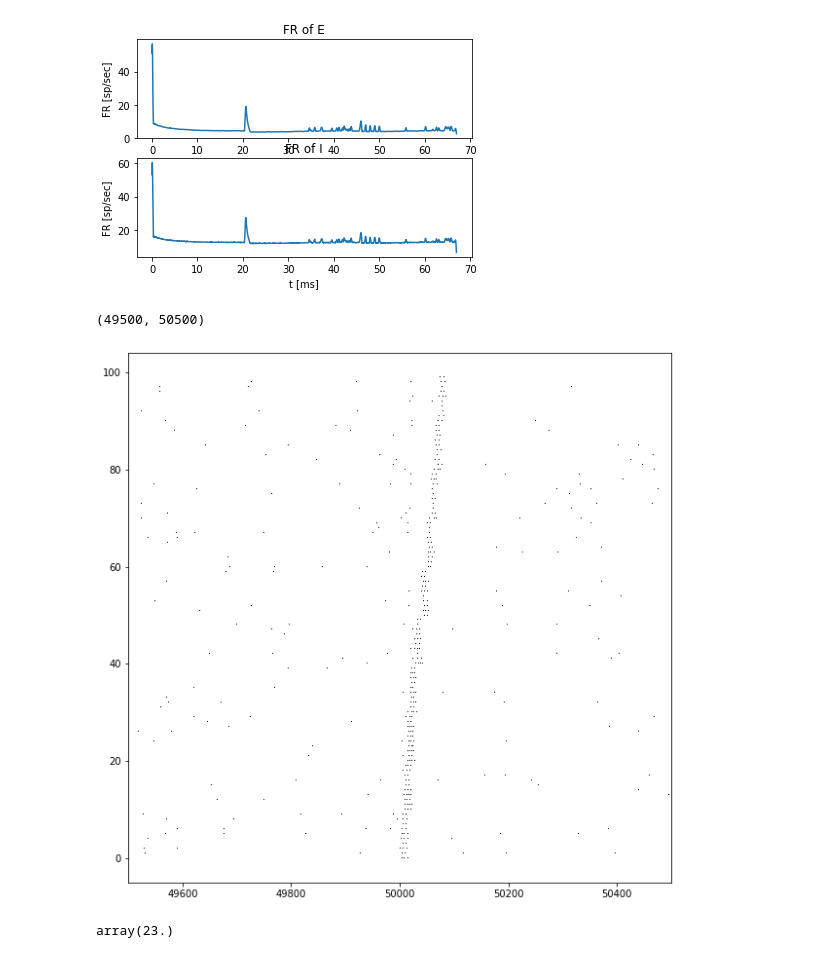
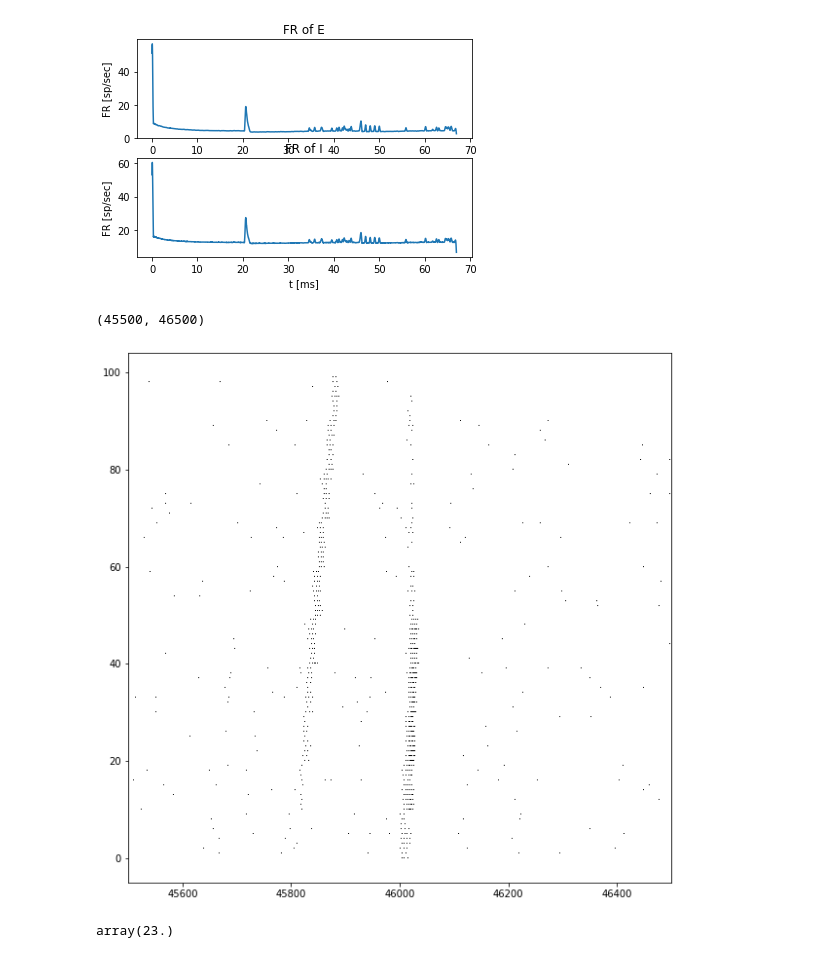
Before and after one commit to NeuroNetMem/assembly_sequences, a Jupyter notebook: notebooks/Fra_first.ipynb, the cells around one changed output. Drawn from its saved outputs; the diff is of its cells as text; code cells hidden in the pictures.

```diff
--- a/notebooks/Fra_first.ipynb
+++ b/notebooks/Fra_first.ipynb
@@ -82,10 +102,10 @@ si, st = zip(*spikes)
 # %%
 plt.figure(figsize=(10, 10))
 plt.plot(st/ms, si, ',k')
-plt.xlim([49500, 50500])
+plt.xlim([45500, 46500])
 # %% [output]
-(49500, 50500)
+(45500, 46500)
-[figure, old version]
+[figure, new version]
 # %%
 set_syn_input(nn, nn.p_ass_index[0][0], 23. * second)
 # %%
```
Also changed, not shown: parts of 3 cells of this notebook, 2 other files.
